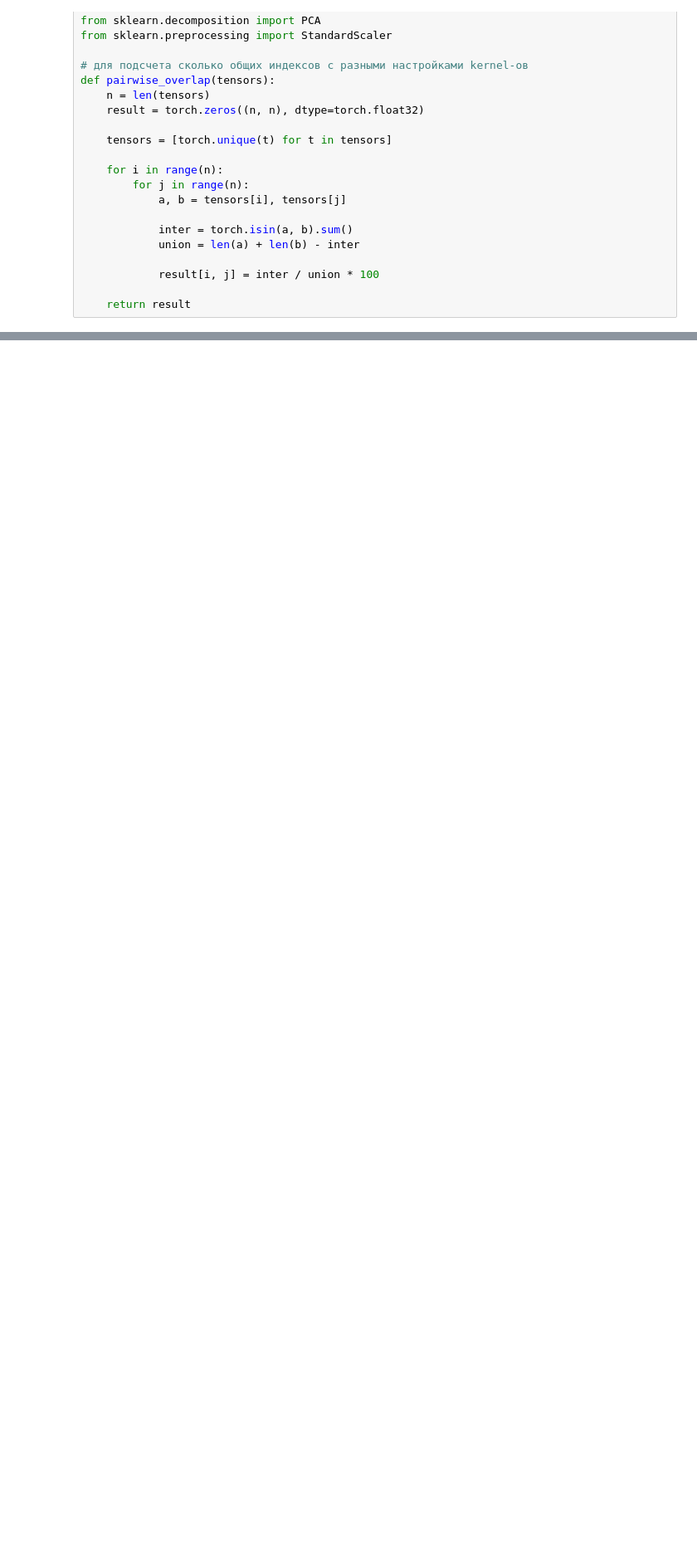
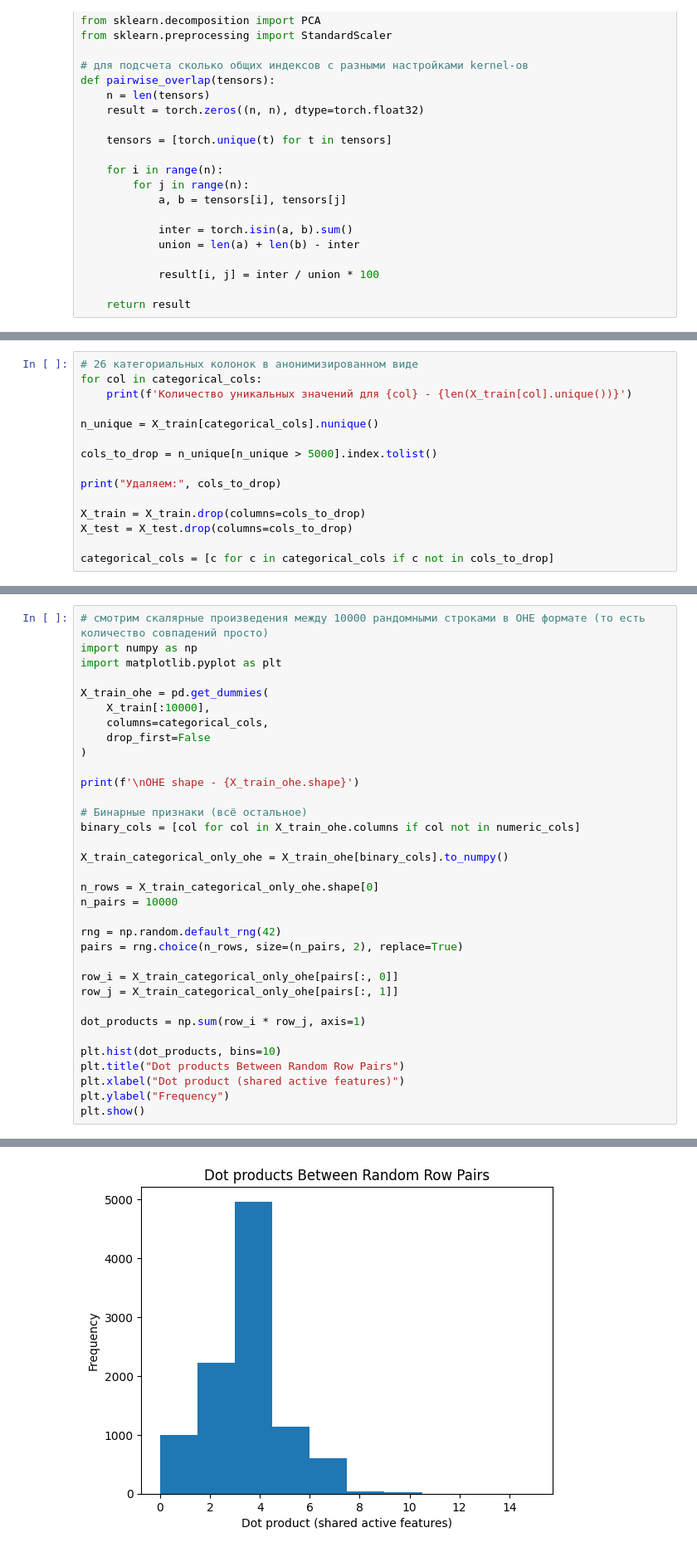
Before and after one commit to v1docq/Sampling-Zoo, a Jupyter notebook: examples/special_strategy/kernel_example.ipynb, the cells around one changed output, grey strips where cells are left out. Shown at 83% size. Cells and saved outputs as stored; diff of their text form; blank space fills up the shorter version.

```diff
--- a/examples/special_strategy/kernel_example.ipynb
+++ b/examples/special_strategy/kernel_example.ipynb
@@ -411,0 +518,15 @@ Early stopping occurred at epoch 56 with best_epoch = 46 and best_val_auc = 0.89
+# %%
+# 26 категориальных колонок в анонимизированном виде
+for col in categorical_cols:
+    print(f'Количество уникальных значений для {col} - {len(X_train[col].unique())}')
+
+n_unique = X_train[categorical_cols].nunique()
+
+cols_to_drop = n_unique[n_unique > 5000].index.tolist()
+
+print("Удаляем:", cols_to_drop)
+
+X_train = X_train.drop(columns=cols_to_drop)
+X_test = X_test.drop(columns=cols_to_drop)
+
+categorical_cols = [c for c in categorical_cols if c not in cols_to_drop]
@@ -411,0 +666,35 @@ Early stopping occurred at epoch 56 with best_epoch = 46 and best_val_auc = 0.89
+# %%
+# смотрим скалярные произведения между 10000 рандомными строками в OHE формате (то есть количество совпадений просто)
+import numpy as np
+import matplotlib.pyplot as plt
+
+X_train_ohe = pd.get_dummies(
+    X_train[:10000],
+    columns=categorical_cols,
+    drop_first=False
+)
+
+print(f'\nOHE shape - {X_train_ohe.shape}')
+
+# Бинарные признаки (всё остальное)
+binary_cols = [col for col in X_train_ohe.columns if col not in numeric_cols]
+
+X_train_categorical_only_ohe = X_train_ohe[binary_cols].to_numpy()
+
+n_rows = X_train_categorical_only_ohe.shape[0]
+n_pairs = 10000
+
+rng = np.random.default_rng(42)
+pairs = rng.choice(n_rows, size=(n_pairs, 2), replace=True)
+
+row_i = X_train_categorical_only_ohe[pairs[:, 0]]
+row_j = X_train_categorical_only_ohe[pairs[:, 1]]
+
+dot_products = np.sum(row_i * row_j, axis=1)
+
+plt.hist(dot_products, bins=10)
+plt.title("Dot products Between Random Row Pairs")
+plt.xlabel("Dot product (shared active features)")
+plt.ylabel("Frequency")
+plt.show()
+# %% [output]
@@ -411,0 +702 @@ Early stopping occurred at epoch 56 with best_epoch = 46 and best_val_auc = 0.89
+[figure, added]
```
Also changed, not shown: parts of 15 cells of this notebook, 1 other file.
